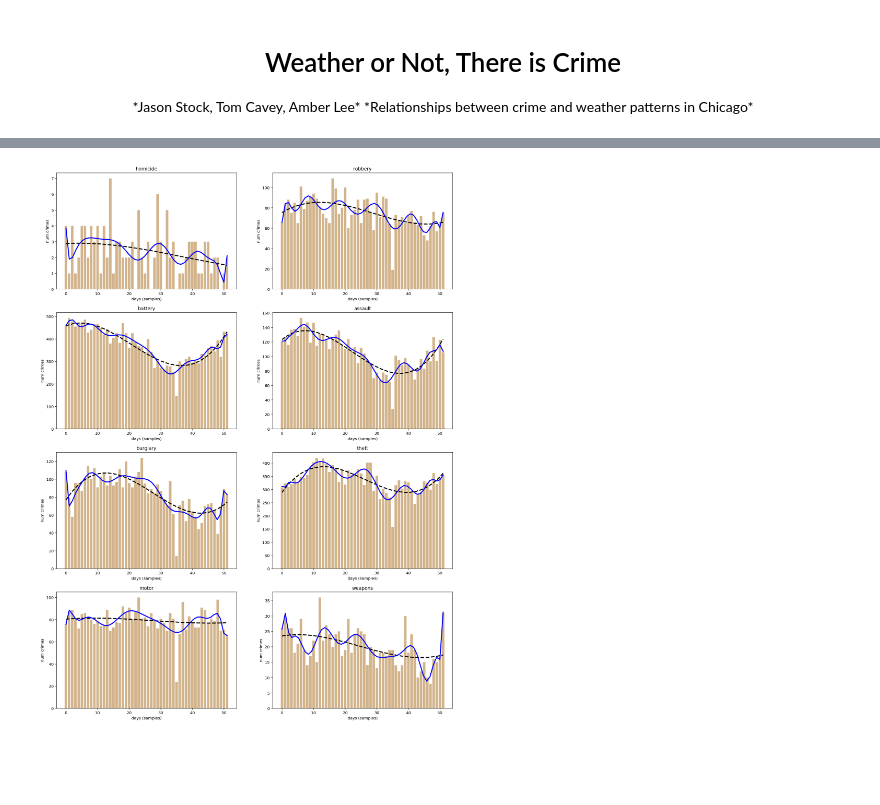
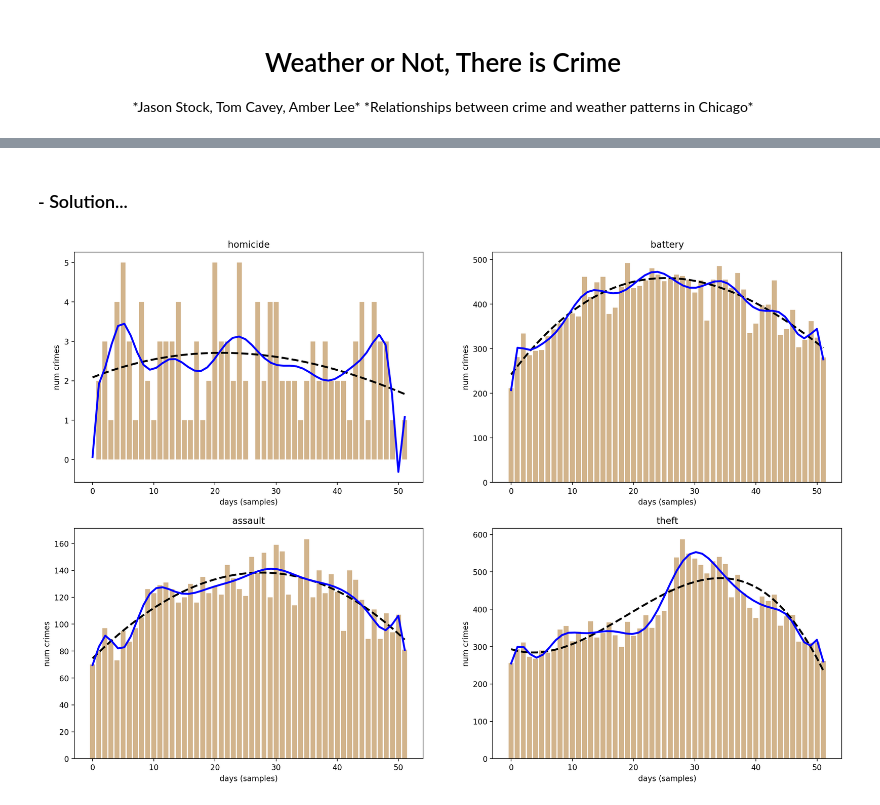
Before and after one commit to stockeh/big-data-weather-crime, a Jupyter notebook: notebooks/final-presentation.ipynb, the cells around one changed output, grey strips where cells are left out. Cells and saved outputs as stored; diff of their text form; code cells hidden in the pictures; blank space fills up the shorter version.

```diff
--- a/notebooks/final-presentation.ipynb
+++ b/notebooks/final-presentation.ipynb
@@ -264,4 +74,6 @@ data_tail()
+# %% [markdown]
+### - Solution...
 # %%
-bar_test(year=4, district='5')
+soln.bar_test(year=4, district='5', daily=False)
 # %% [output]
-[figure, old version]
+[figure, new version]
```
Also changed, not shown: parts of 41 cells of this notebook, 2 other files.
